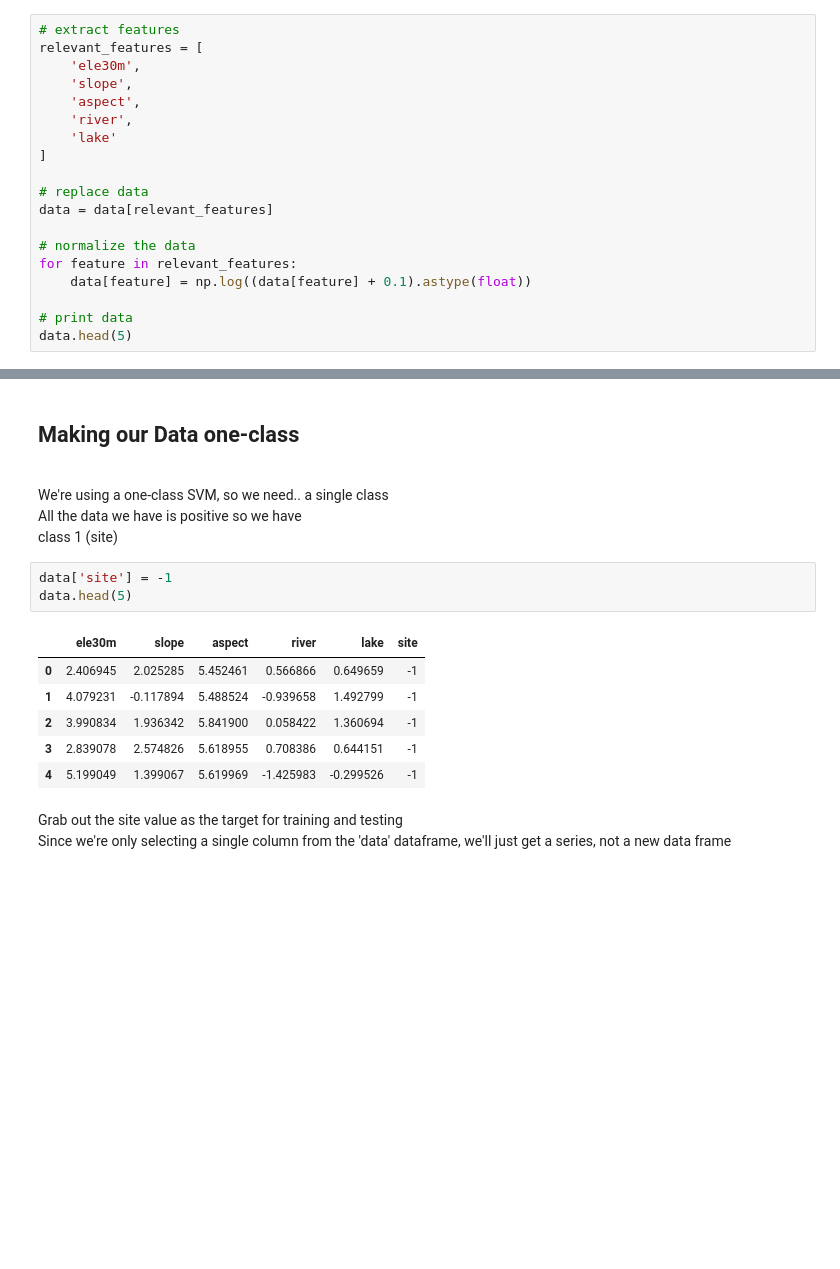
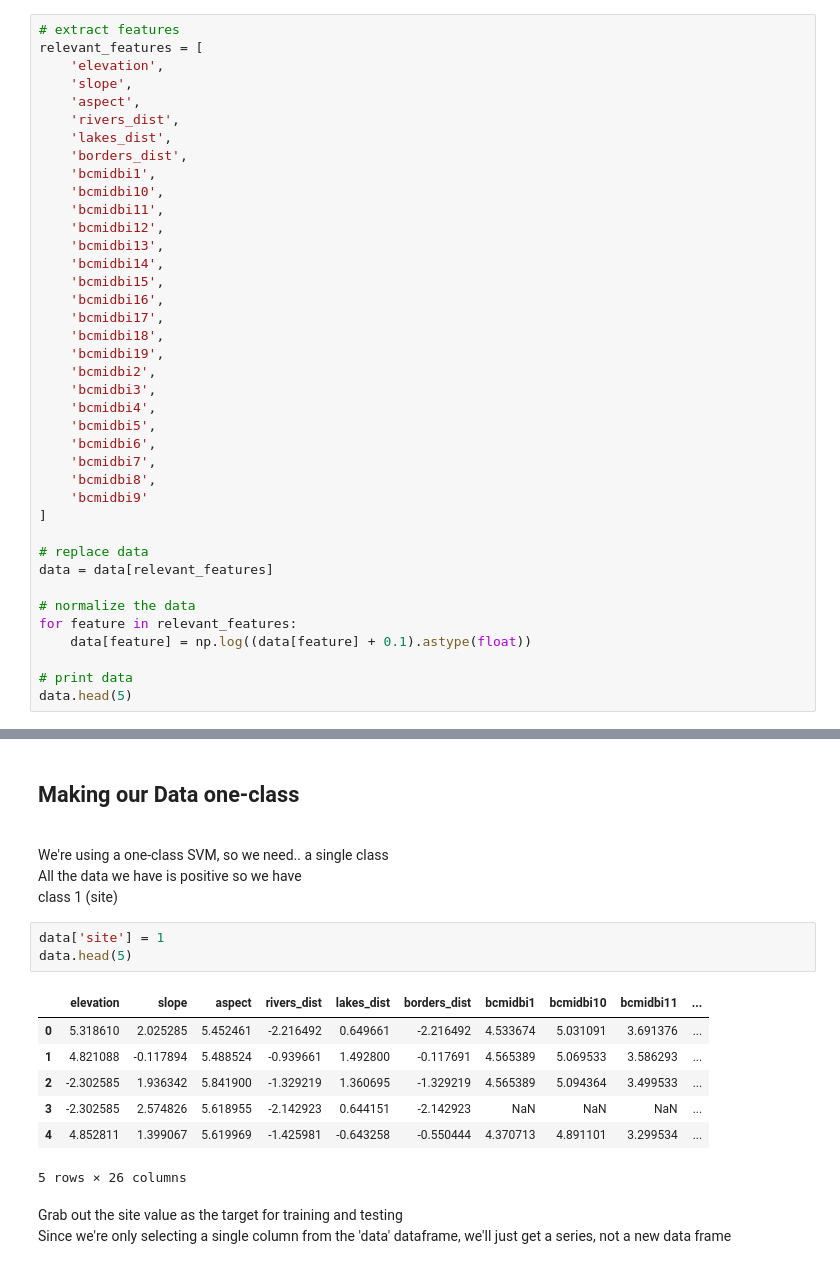
Before and after one commit to chengwill97/Neolithic-Site-Prediction, a Jupyter notebook: site_location_prediction/svm_model.ipynb, the cells around one changed output, grey strips where cells are left out. Cells and saved outputs as stored; diff of their text form; blank space fills up the shorter version.

Commit message:
Site Prediction Updated

```diff
--- a/site_location_prediction/svm_model.ipynb
+++ b/site_location_prediction/svm_model.ipynb
@@ -42,11 +65,31 @@ relevant_features
 # %%
 # extract features
 relevant_features = [
-    'ele30m',
+    'elevation',
     'slope',
     'aspect',
-    'river',
-    'lake'
+    'rivers_dist',
+    'lakes_dist',
+    'borders_dist',
+    'bcmidbi1',
+    'bcmidbi10',
+    'bcmidbi11',
+    'bcmidbi12',
+    'bcmidbi13',
+    'bcmidbi14',
+    'bcmidbi15',
+    'bcmidbi16',
+    'bcmidbi17',
+    'bcmidbi18',
+    'bcmidbi19',
+    'bcmidbi2',
+    'bcmidbi3',
+    'bcmidbi4',
+    'bcmidbi5',
+    'bcmidbi6',
+    'bcmidbi7',
+    'bcmidbi8',
+    'bcmidbi9'
 ]
 
 # replace data
@@ -90,15 +140,16 @@ All the data we have is positive so we have
 <br>
 class 1 (site)
 # %%
-data['site'] = -1
+data['site'] = 1
 data.head(5)
 # %% [output]
-|  | ele30m | slope | aspect | river | lake | site |
-| 0 | 2.406945 | 2.025285 | 5.452461 | 0.566866 | 0.649659 | -1 |
-| 1 | 4.079231 | -0.117894 | 5.488524 | -0.939658 | 1.492799 | -1 |
-| 2 | 3.990834 | 1.936342 | 5.841900 | 0.058422 | 1.360694 | -1 |
-| 3 | 2.839078 | 2.574826 | 5.618955 | 0.708386 | 0.644151 | -1 |
-| 4 | 5.199049 | 1.399067 | 5.619969 | -1.425983 | -0.299526 | -1 |
+|  | elevation | slope | aspect | rivers_dist | lakes_dist | borders_dist | bcmidbi1 | bcmidbi10 | bcmidbi11 | ... |
+| 0 | 5.318610 | 2.025285 | 5.452461 | -2.216492 | 0.649661 | -2.216492 | 4.533674 | 5.031091 | 3.691376 | ... |
+| 1 | 4.821088 | -0.117894 | 5.488524 | -0.939661 | 1.492800 | -0.117691 | 4.565389 | 5.069533 | 3.586293 | ... |
+| 2 | -2.302585 | 1.936342 | 5.841900 | -1.329219 | 1.360695 | -1.329219 | 4.565389 | 5.094364 | 3.499533 | ... |
+| 3 | -2.302585 | 2.574826 | 5.618955 | -2.142923 | 0.644151 | -2.142923 | NaN | NaN | NaN | ... |
+| 4 | 4.852811 | 1.399067 | 5.619969 | -1.425981 | -0.643258 | -0.550444 | 4.370713 | 4.891101 | 3.299534 | ... |
+5 rows × 26 columns
 # %% [markdown]
 Grab out the site value as the target for training and testing
 <br>
```
Also changed, not shown: parts of 13 cells of this notebook, 12 other files.
